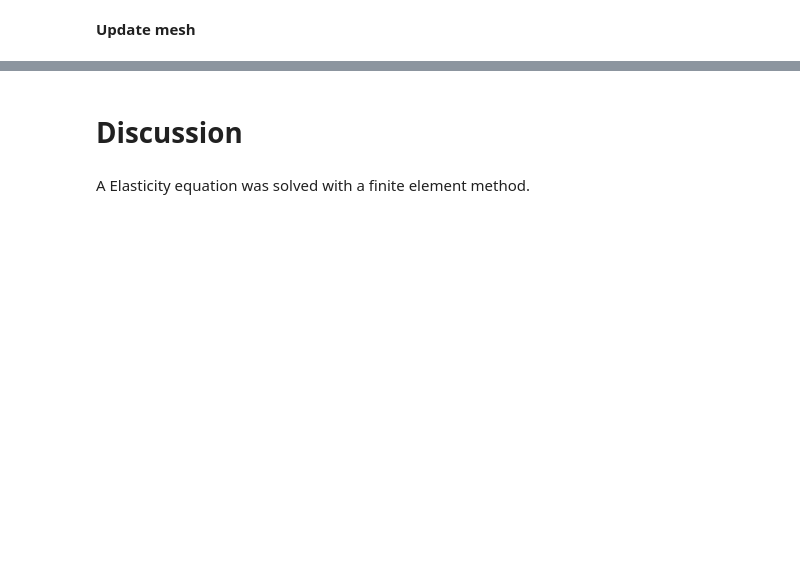
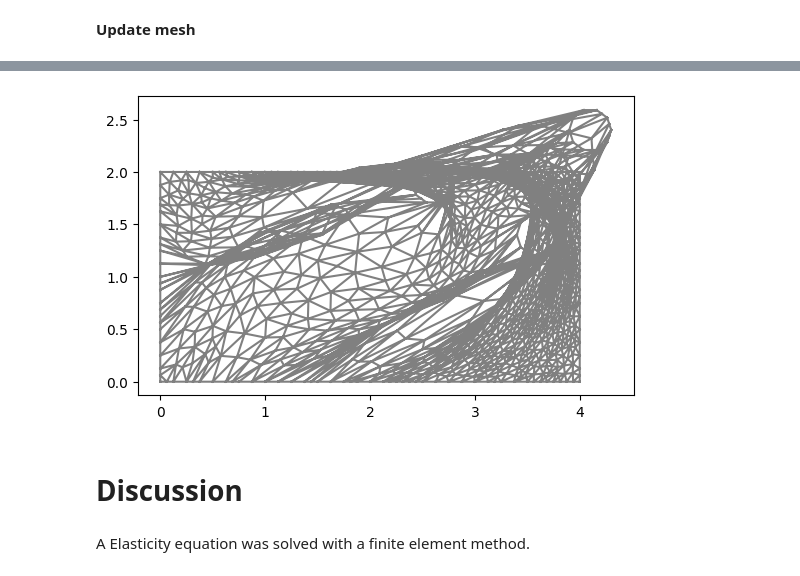
Before and after one commit to ellenmatt/DD2365-aflum, a Jupyter notebook: template-report-Elasticity.ipynb, the cells around one changed output, grey strips where cells are left out. Drawn from its saved outputs; the diff is of its cells as text; code cells hidden in the pictures; blank space fills up the shorter version.

```diff
--- a/template-report-Elasticity.ipynb
+++ b/template-report-Elasticity.ipynb
@@ -257,3 +258,10 @@ plt.show()
+# %%
+ALE.move(mesh, d)
+plt.figure()
+plot(mesh)
+plt.show()
+# %% [output]
+[figure, added]
 # %% [markdown]
 # **Discussion**
 # %% [markdown]
```
Also changed, not shown: parts of 7 cells of this notebook.
